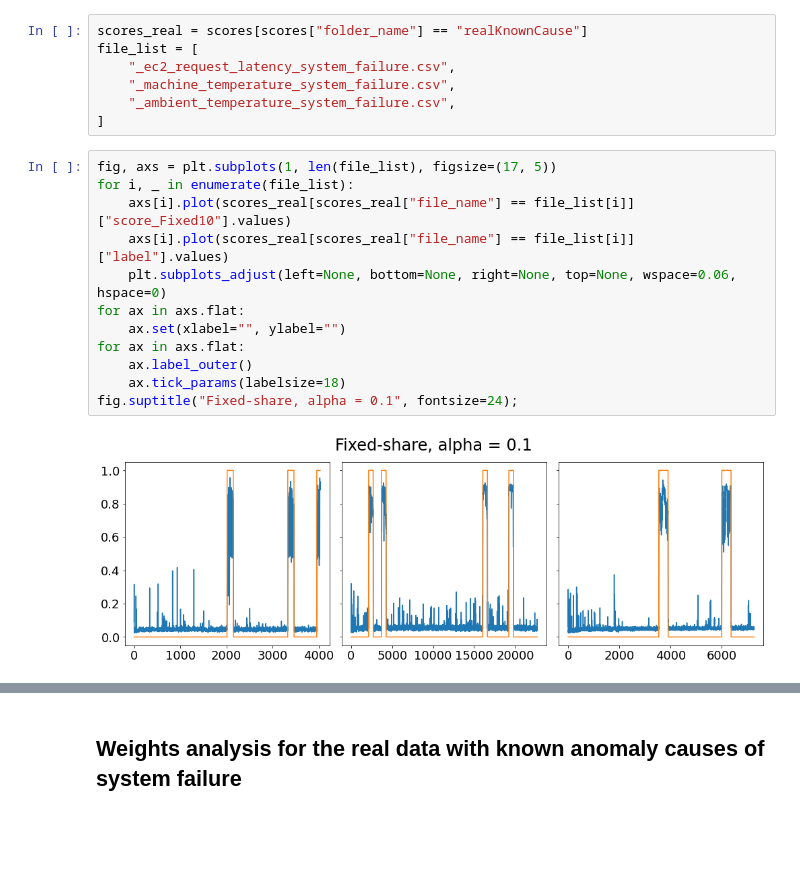
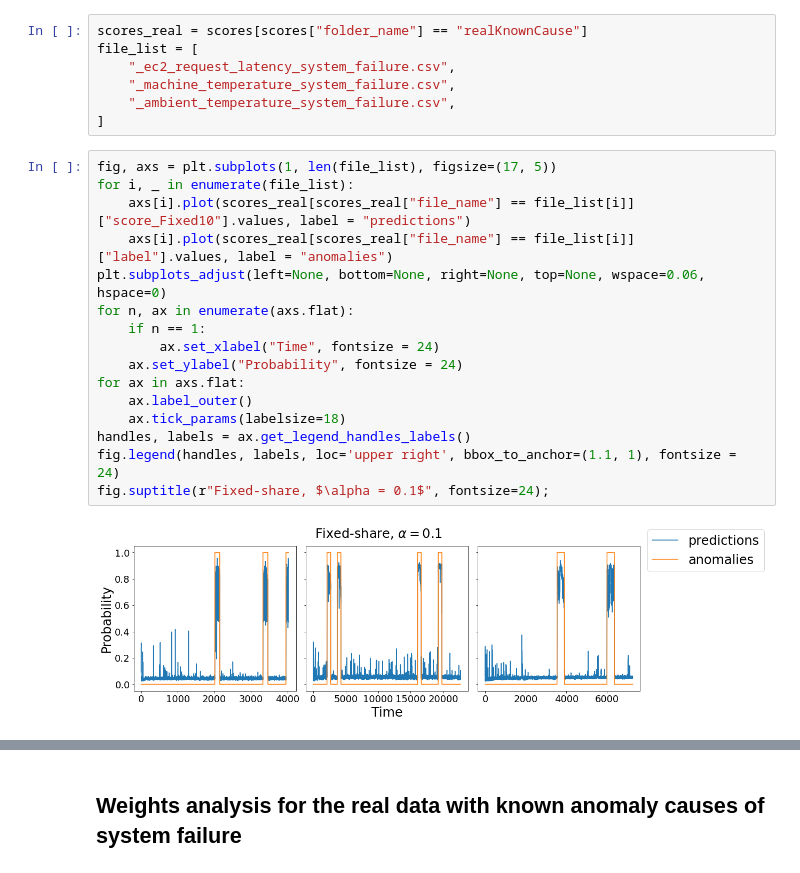
Before and after one commit to alan-turing-institute/anomaly_with_experts, a Jupyter notebook: results_plots.ipynb, the cells around one changed output, grey strips where cells are left out. Saved outputs shown, nothing was run; the diff lists cells and outputs as text; blank space fills up the shorter version.

Commit message:
add labels to the plots

```diff
--- a/results_plots.ipynb
+++ b/results_plots.ipynb
@@ -22,17 +22,21 @@ file_list = [
 # %%
 fig, axs = plt.subplots(1, len(file_list), figsize=(17, 5))
 for i, _ in enumerate(file_list):
-    axs[i].plot(scores_real[scores_real["file_name"] == file_list[i]]["score_Fixed10"].values)
-    axs[i].plot(scores_real[scores_real["file_name"] == file_list[i]]["label"].values)
-    plt.subplots_adjust(left=None, bottom=None, right=None, top=None, wspace=0.06, hspace=0)
-for ax in axs.flat:
-    ax.set(xlabel="", ylabel="")
+    axs[i].plot(scores_real[scores_real["file_name"] == file_list[i]]["score_Fixed10"].values, label = "predictions")
+    axs[i].plot(scores_real[scores_real["file_name"] == file_list[i]]["label"].values, label = "anomalies")
+plt.subplots_adjust(left=None, bottom=None, right=None, top=None, wspace=0.06, hspace=0)
+for n, ax in enumerate(axs.flat):
+    if n == 1:
+        ax.set_xlabel("Time", fontsize = 24)
+    ax.set_ylabel("Probability", fontsize = 24)
 for ax in axs.flat:
     ax.label_outer()
     ax.tick_params(labelsize=18)
-fig.suptitle("Fixed-share, alpha = 0.1", fontsize=24);
+handles, labels = ax.get_legend_handles_labels()
+fig.legend(handles, labels, loc='upper right', bbox_to_anchor=(1.1, 1), fontsize = 24)
+fig.suptitle(r"Fixed-share, $\alpha = 0.1$", fontsize=24);
 # %% [output]
-[figure, old version]
+[figure, new version]
 # %%
 fig, axs = plt.subplots(1, len(file_list), figsize=(17, 5))
 for i, _ in enumerate(file_list):
```
Also changed, not shown: parts of 12 cells of this notebook.
